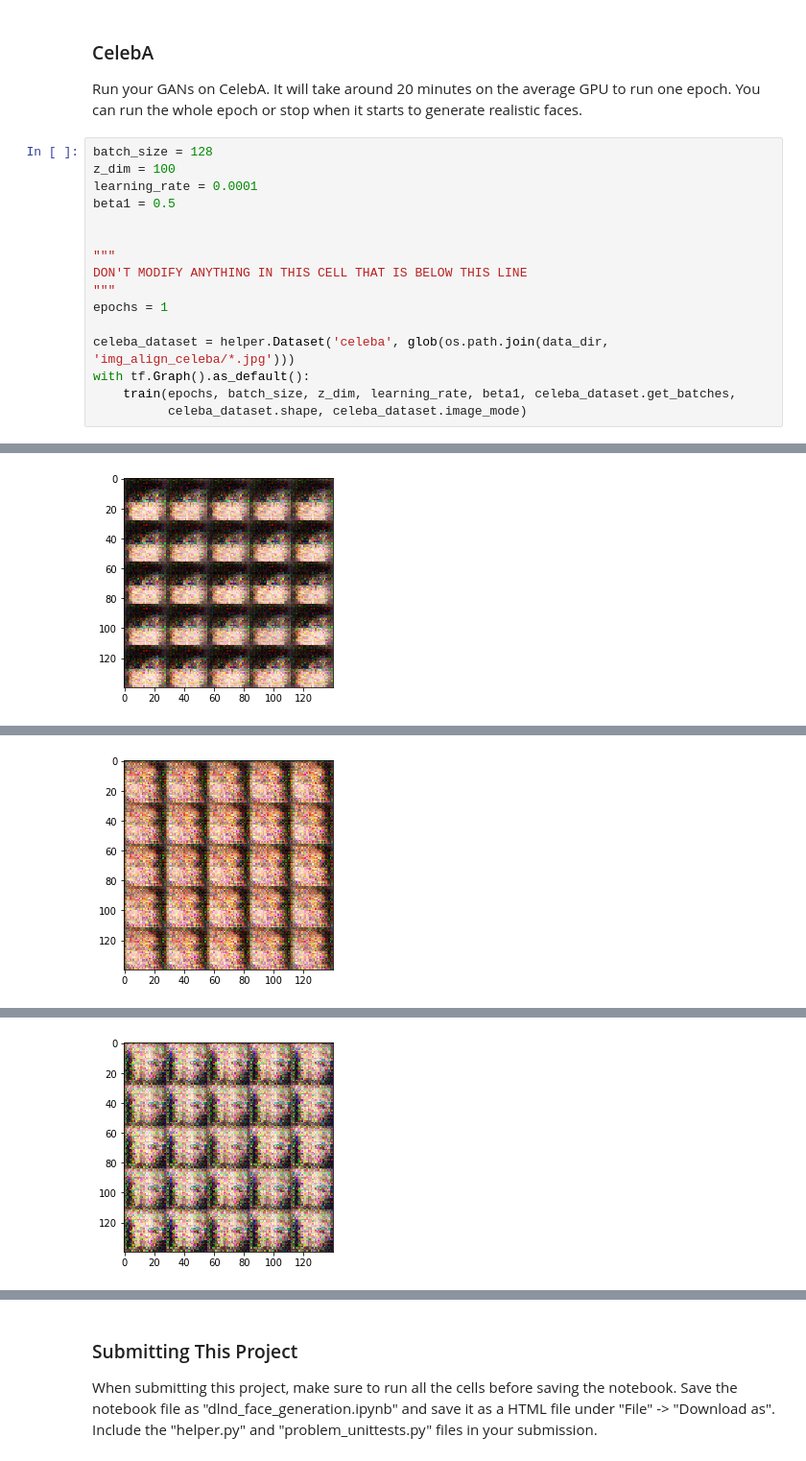
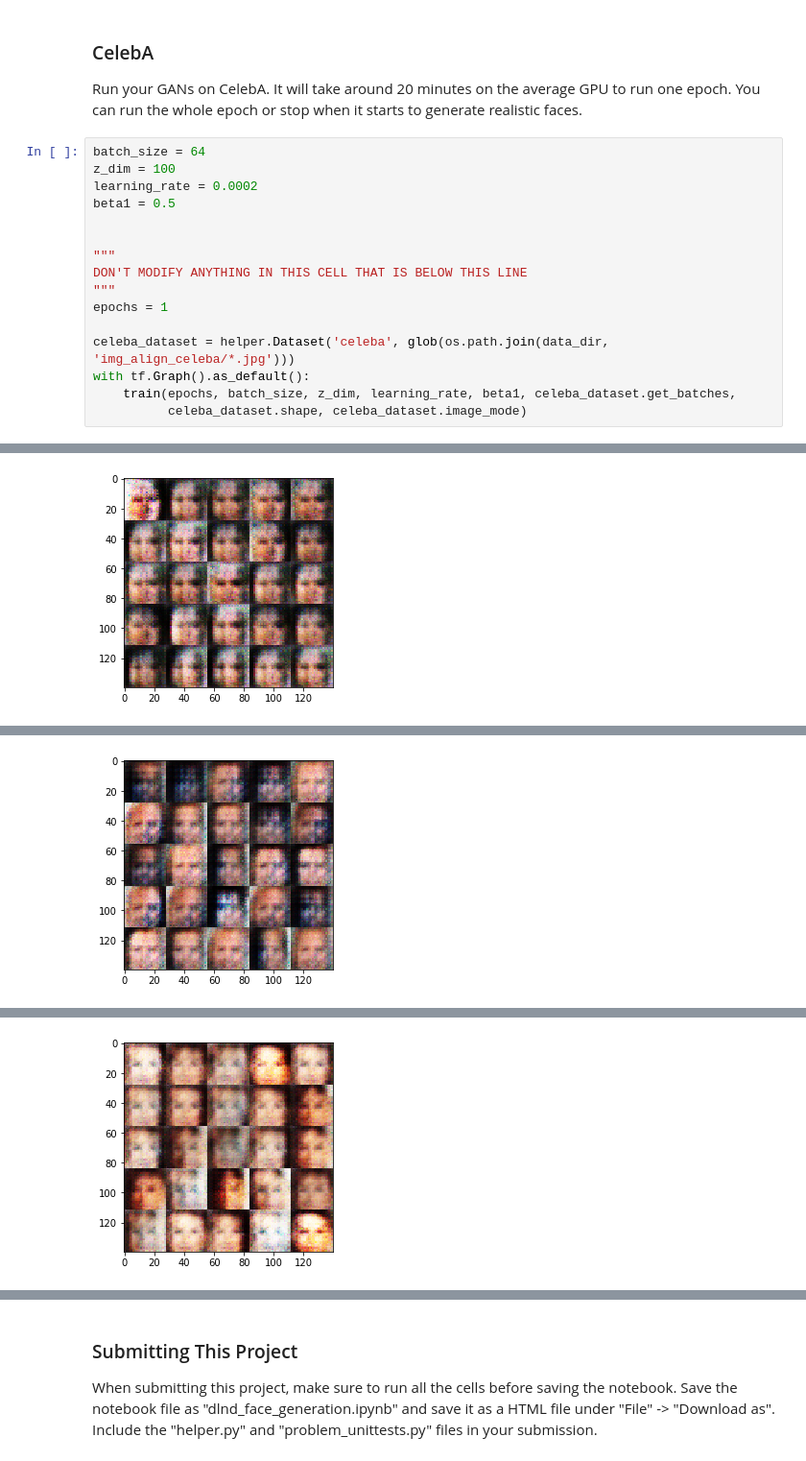
Before and after one commit to nickcica/dlnd_face_generation, a Jupyter notebook: dlnd_face_generation.ipynb, the cells around one changed output, grey strips where cells are left out. Shown at 96% size. Cells and saved outputs as stored; diff of their text form.

```diff
--- a/dlnd_face_generation.ipynb
+++ b/dlnd_face_generation.ipynb
@@ -511,9 +511,9 @@ Epoch 2/2... Discriminator Loss: 0.6537... Generator Loss: 3.4455
 ### CelebA
 Run your GANs on CelebA.  It will take around 20 minutes on the average GPU to run one epoch.  You can run the whole epoch or stop when it starts to generate realistic faces.
 # %%
-batch_size = 128
+batch_size = 64
 z_dim = 100
-learning_rate = 0.0001
+learning_rate = 0.0002
 beta1 = 0.5
 
 
@@ -573 +573 @@ Epoch 1/1... Discriminator Loss: 0.3713... Generator Loss: 3.9363
-[figure, old version]
+[figure, new version]
@@ -584 +584 @@ Epoch 1/1... Discriminator Loss: 0.3722... Generator Loss: 3.5594
-[figure, old version]
+[figure, new version]
@@ -595 +595 @@ Epoch 1/1... Discriminator Loss: 0.3569... Generator Loss: 4.1595
-[figure, old version]
+[figure, new version]
```
Also changed, not shown: parts of 2 cells of this notebook.
